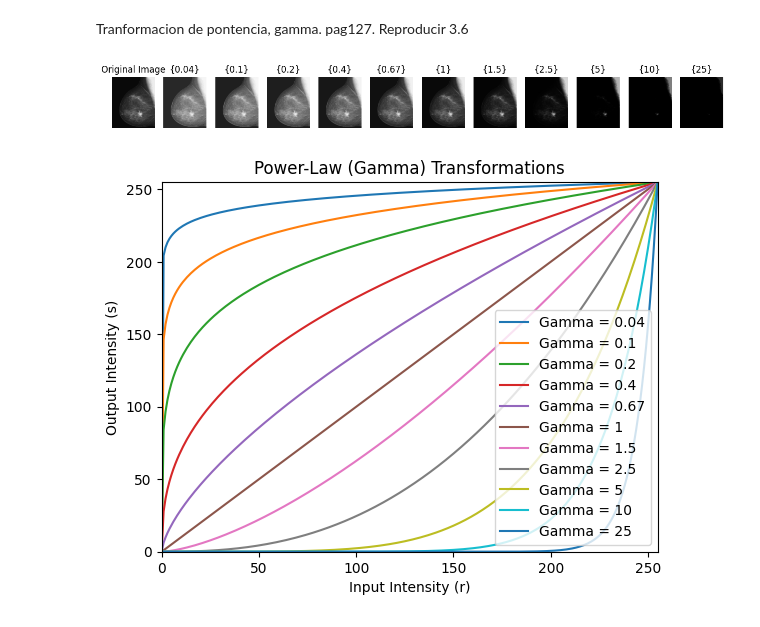
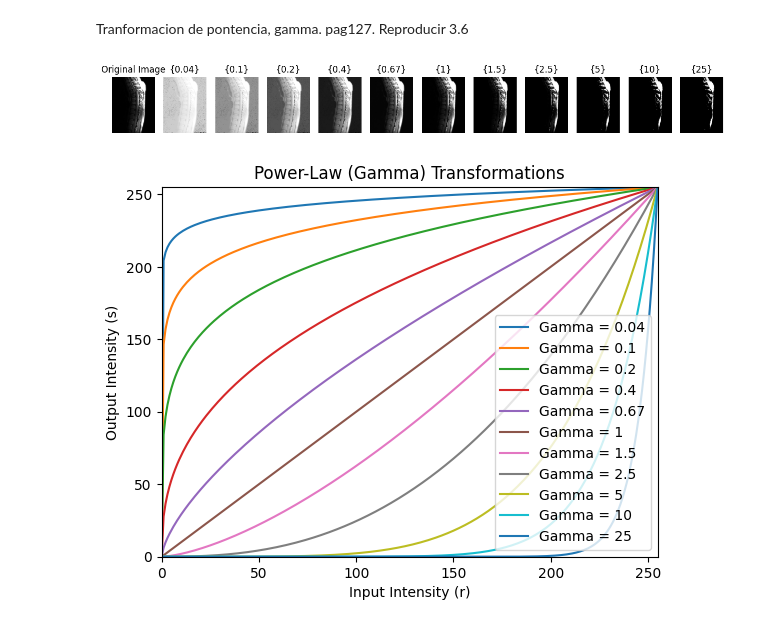
Before and after one commit to CarlosGarcia-YK/Image-Processing, a Jupyter notebook: u2_example1.ipynb, the cells around one changed output. Drawn from its saved outputs; the diff is of its cells as text; code cells hidden in the pictures.

```diff
--- a/u2_example1.ipynb
+++ b/u2_example1.ipynb
@@ -99,34 +99,36 @@ plt.show()
 # %% [markdown]
 Tranformacion de pontencia, gamma. pag127. Reproducir 3.6
 # %%
+img = cv.imread(cv.samples.findFile("./Images/DIP3E_Original_Images_CH03/Fig0308(a)(fractured_spine).tif"),  cv.IMREAD_GRAYSCALE)
 # Function to apply gamma correction
 def gamma_correction(image, gamma):
-    normalized_img = image / 255.0
+    normalized_img = image.astype(np.float32) / 255.0
     gamma_corrected = np.power(normalized_img, gamma)
     gamma_corrected = np.uint8(gamma_corrected * 255)
 
     return gamma_corrected
 
 gamma_values = [0.04,0.1,0.2,0.4,0.67,1,1.5,2.5,5,10,25]
+
 
 # Apply gamma correction for each gamma value
 fig, axs = plt.subplots(1, len(gamma_values) + 1, figsize=(15, 5))
 
 # Original image
 axs[0].imshow(img, cmap='gray')
 axs[0].set_title('Original Image')
 axs[0].axis('off')
 
 # Gamma images
 for i, gamma in enumerate(gamma_values):
     gamma_corrected_img = gamma_correction(img, gamma)
     axs[i + 1].imshow(gamma_corrected_img, cmap='gray')
     axs[i + 1].set_title( {gamma})
     axs[i + 1].axis('off')
 
 plt.show()
 # %% [output]
-[figure, old version]
+[figure, new version]
 # %%
 # Input intensity values
 r = np.linspace(0, 255, 256)
```
Also changed, not shown: 1 other file.
